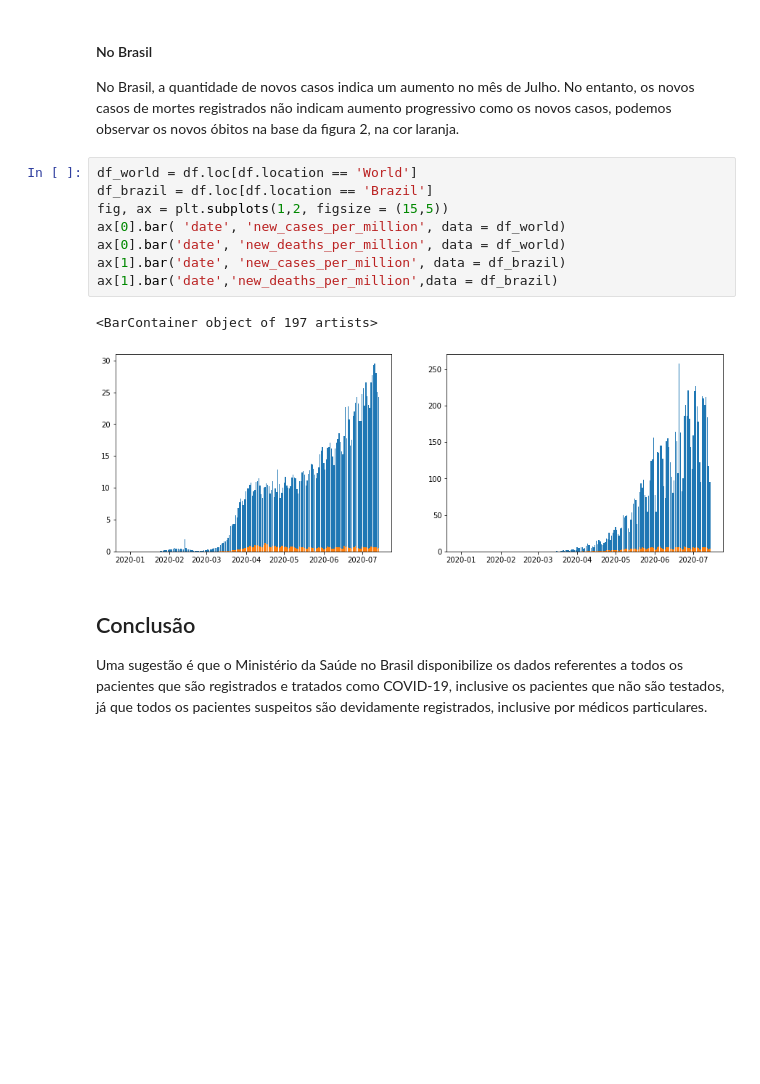
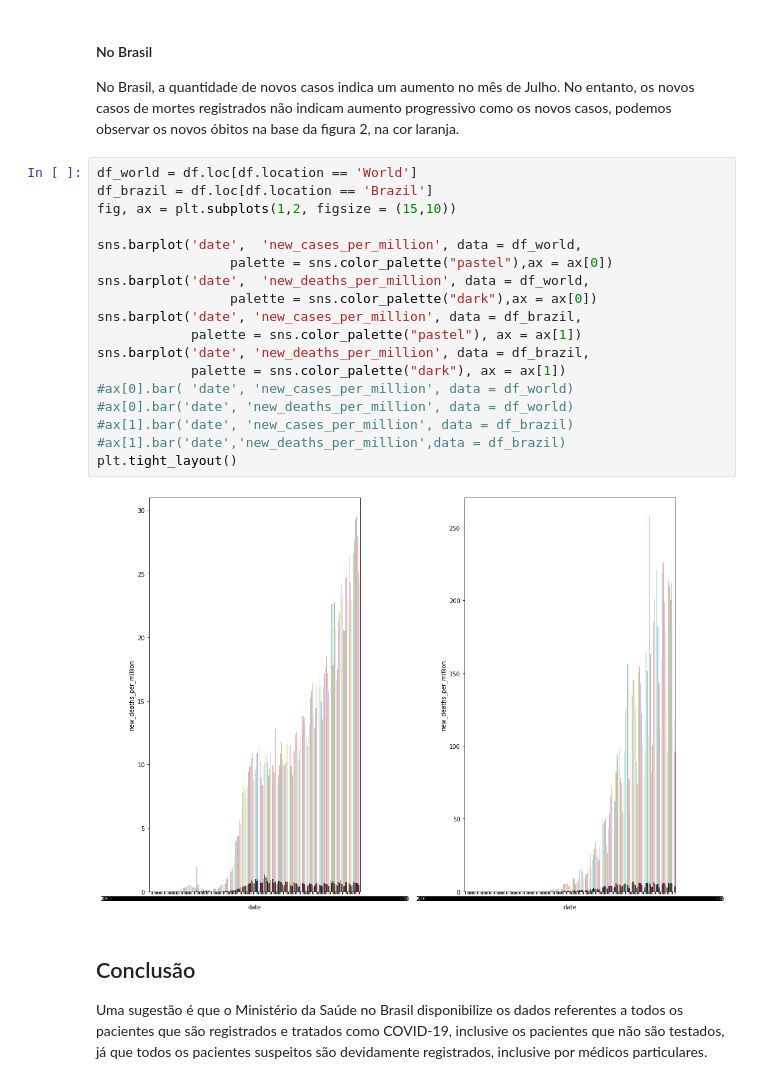
Before and after one commit to adrianadamata/Data_Science_COVID-19, a Jupyter notebook: COVID_19_no_contexto_do_Brasil.ipynb, the cells around one changed output. Cells and saved outputs as stored; diff of their text form; blank space fills up the shorter version.

```diff
--- a/COVID_19_no_contexto_do_Brasil.ipynb
+++ b/COVID_19_no_contexto_do_Brasil.ipynb
@@ -393,14 +398,23 @@ No Brasil, a quantidade de novos casos indica um aumento no mês de Julho. No en
 # %%
 df_world = df.loc[df.location == 'World']
 df_brazil = df.loc[df.location == 'Brazil']
-fig, ax = plt.subplots(1,2, figsize = (15,5))
-ax[0].bar( 'date', 'new_cases_per_million', data = df_world)
-ax[0].bar('date', 'new_deaths_per_million', data = df_world)
-ax[1].bar('date', 'new_cases_per_million', data = df_brazil)
-ax[1].bar('date','new_deaths_per_million',data = df_brazil)
+fig, ax = plt.subplots(1,2, figsize = (15,10))
+
+sns.barplot('date',  'new_cases_per_million', data = df_world,
+                 palette = sns.color_palette("pastel"),ax = ax[0])
+sns.barplot('date',  'new_deaths_per_million', data = df_world,
+                 palette = sns.color_palette("dark"),ax = ax[0])
+sns.barplot('date', 'new_cases_per_million', data = df_brazil,
+            palette = sns.color_palette("pastel"), ax = ax[1])
+sns.barplot('date', 'new_deaths_per_million', data = df_brazil,
+            palette = sns.color_palette("dark"), ax = ax[1])
+#ax[0].bar( 'date', 'new_cases_per_million', data = df_world)
+#ax[0].bar('date', 'new_deaths_per_million', data = df_world)
+#ax[1].bar('date', 'new_cases_per_million', data = df_brazil)
+#ax[1].bar('date','new_deaths_per_million',data = df_brazil)
+plt.tight_layout()
 # %% [output]
-<BarContainer object of 197 artists>
-[figure, old version]
+[figure, new version]
 # %% [markdown]
 ## Conclusão
 
```
Also changed, not shown: parts of 1 cell of this notebook.
